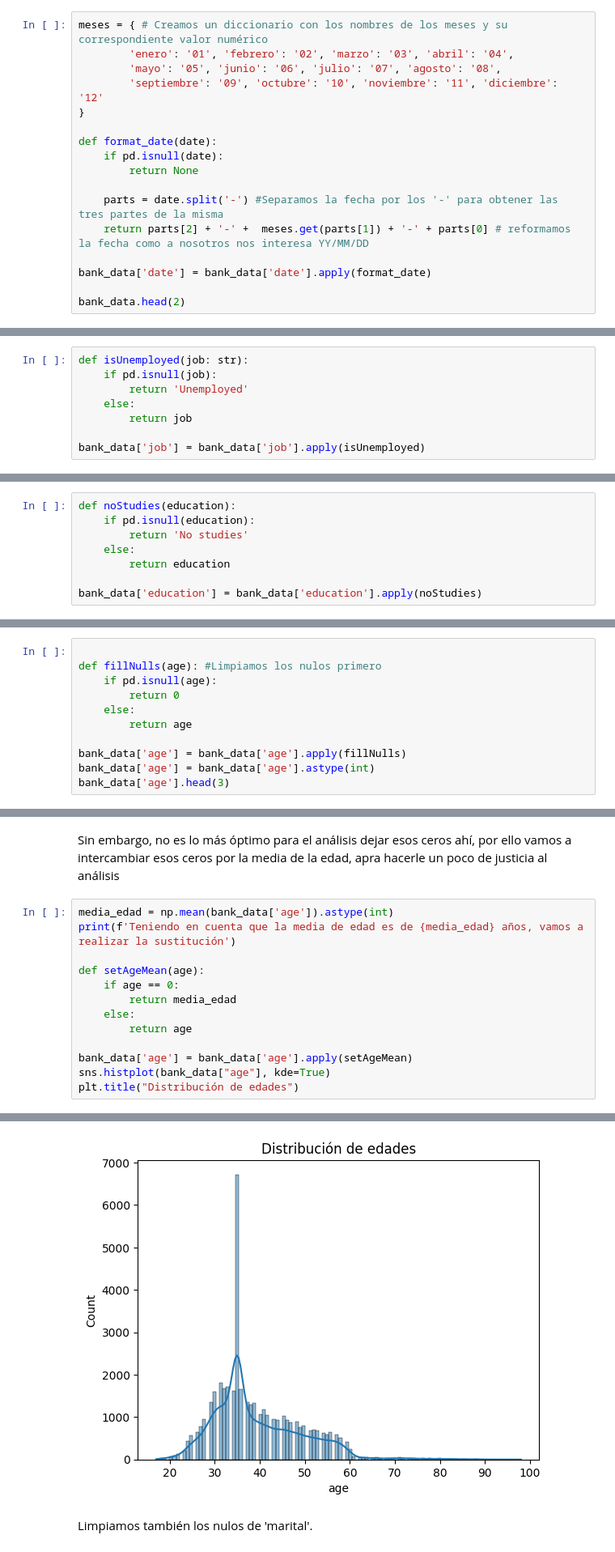
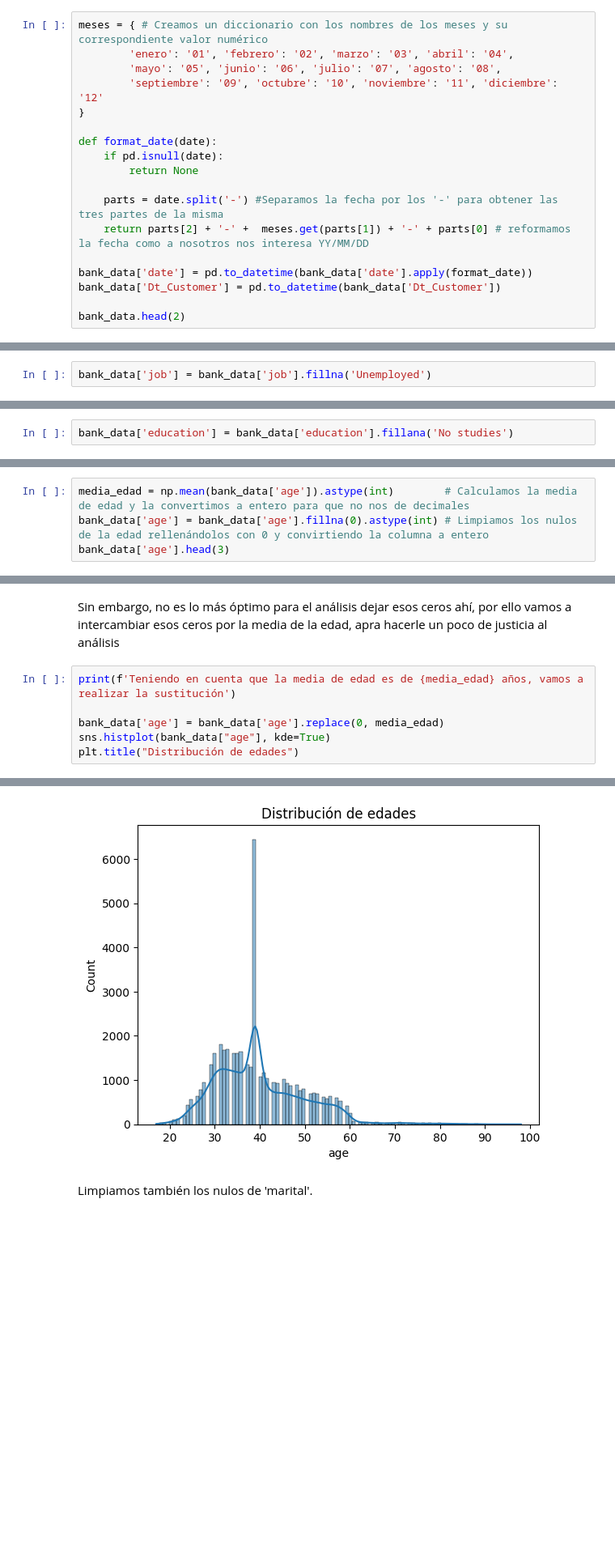
Before and after one commit to OscarCasahe/Python_for_data, a Jupyter notebook: dev/EDA.ipynb, the cells around one changed output, grey strips where cells are left out. Shown at 81% size. Drawn from its saved outputs; the diff is of its cells as text; blank space fills up the shorter version.

```diff
--- a/dev/EDA.ipynb
+++ b/dev/EDA.ipynb
@@ -137,7 +133,8 @@ def format_date(date):
     parts = date.split('-') #Separamos la fecha por los '-' para obtener las tres partes de la misma
     return parts[2] + '-' +  meses.get(parts[1]) + '-' + parts[0] # reformamos la fecha como a nosotros nos interesa YY/MM/DD
 
-bank_data['date'] = bank_data['date'].apply(format_date)
+bank_data['date'] = pd.to_datetime(bank_data['date'].apply(format_date))
+bank_data['Dt_Customer'] = pd.to_datetime(bank_data['Dt_Customer'])
 
 bank_data.head(2)
 # %% [output]
@@ -150,21 +147,9 @@ Haremos algo similar a lo previamente realizado con la culumna 'date'.
 # %%
-def isUnemployed(job: str):
-    if pd.isnull(job):
-        return 'Unemployed'
-    else:
-        return job
-
-bank_data['job'] = bank_data['job'].apply(isUnemployed)
+bank_data['job'] = bank_data['job'].fillna('Unemployed')
 # %% [markdown]
 Vamos a comprobar ahora, de la misma manera, los clientes que no cuentan con estudios.
 # %%
-def noStudies(education):
-    if pd.isnull(education):
-        return 'No studies'
-    else:
-        return education
-
-bank_data['education'] = bank_data['education'].apply(noStudies)
+bank_data['education'] = bank_data['education'].fillana('No studies')
 # %% [markdown]
 Si nos fijamos en la columna de age, las edades están en float, vamos a solucionarlo.
 # %%
@@ -175,15 +160,8 @@ bank_data['age'].head(3)
 2    37.0
 Name: age, dtype: float64
 # %%
-
-def fillNulls(age): #Limpiamos los nulos primero
-    if pd.isnull(age):
-        return 0
-    else:
-        return age
-
-bank_data['age'] = bank_data['age'].apply(fillNulls)
-bank_data['age'] = bank_data['age'].astype(int)
+media_edad = np.mean(bank_data['age']).astype(int)        # Calculamos la media de edad y la convertimos a entero para que no nos de decimales
+bank_data['age'] = bank_data['age'].fillna(0).astype(int) # Limpiamos los nulos de la edad rellenándolos con 0 y convirtiendo la columna a entero
 bank_data['age'].head(3)
 # %% [output]
 0     0
@@ -193,22 +171,15 @@ Name: age, dtype: int64
 # %% [markdown]
 Sin embargo, no es lo más óptimo para el análisis dejar esos ceros ahí, por ello vamos a intercambiar esos ceros por la media de la edad, apra hacerle un poco de justicia al análisis
 # %%
-media_edad = np.mean(bank_data['age']).astype(int)
 print(f'Teniendo en cuenta que la media de edad es de {media_edad} años, vamos a realizar la sustitución')
 
-def setAgeMean(age):
-    if age == 0:
-        return media_edad
-    else:
-        return age
-
-bank_data['age'] = bank_data['age'].apply(setAgeMean)
+bank_data['age'] = bank_data['age'].replace(0, media_edad)
 sns.histplot(bank_data["age"], kde=True)
 plt.title("Distribución de edades")
 # %% [output]
 Teniendo en cuenta que la media de edad es de 39 años, vamos a realizar la sustitución
 Text(0.5, 1.0, 'Distribución de edades')
-[figure, old version]
+[figure, new version]
 # %% [markdown]
 Limpiamos también los nulos de 'marital'.
 # %%
```
Also changed, not shown: parts of 13 cells of this notebook, 4 other files.
